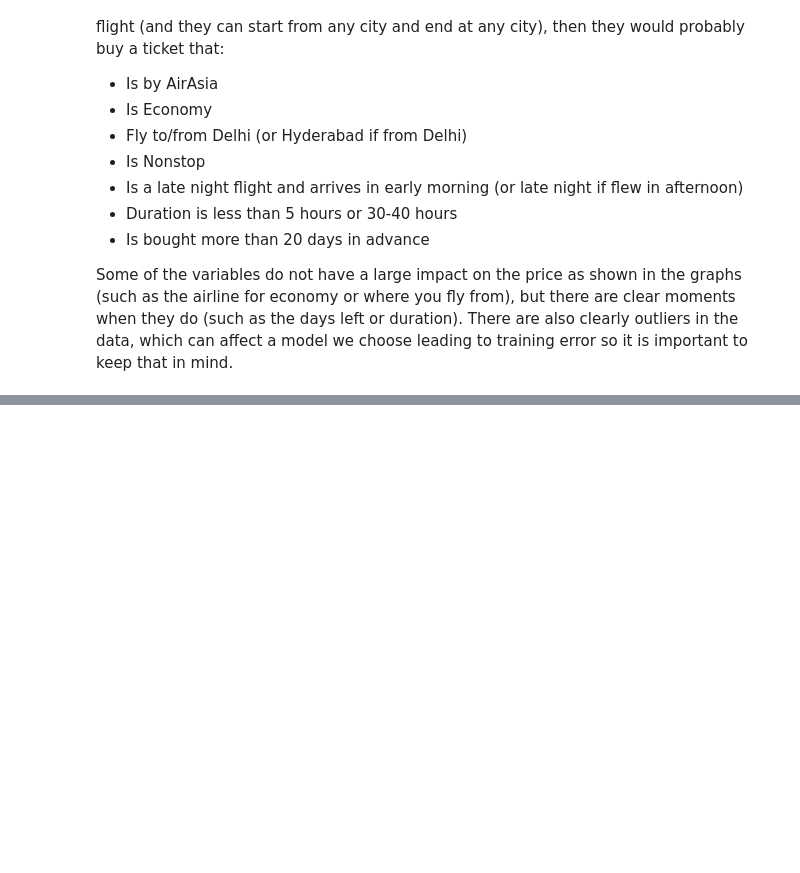
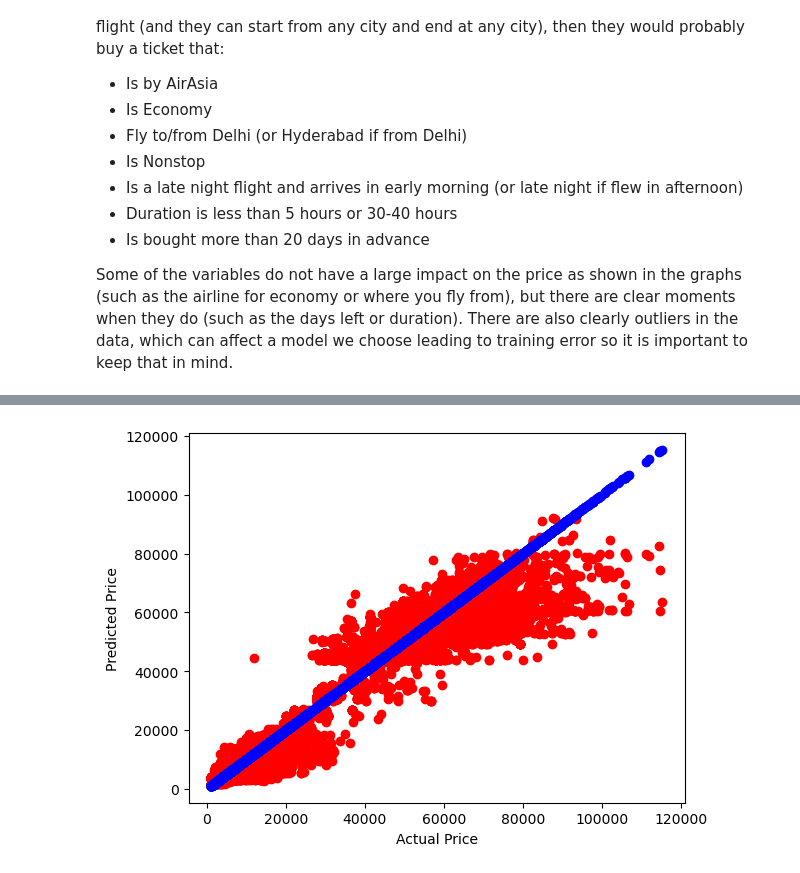
Before and after one commit to gharbarran-jhomar/flightdata, a Jupyter notebook: Flight_Price_Prediction.ipynb, the cells around one changed output, grey strips where cells are left out. Drawn from its saved outputs; the diff is of its cells as text; code cells hidden in the pictures; blank space fills up the shorter version.

```diff
--- a/Flight_Price_Prediction.ipynb
+++ b/Flight_Price_Prediction.ipynb
@@ -245,0 +355,5 @@ There are also clearly outliers in the data, which can affect a model we choose
+# %%
+from sklearn.linear_model import LinearRegression
+
+LRModel = LinearRegression()
+LRModel.fit(X, y)
@@ -245,0 +364,5 @@ There are also clearly outliers in the data, which can affect a model we choose
+# %%
+from sklearn.linear_model import ElasticNet
+
+ENModel = ElasticNet()
+ENModel.fit(X, y)
@@ -245,0 +373,5 @@ There are also clearly outliers in the data, which can affect a model we choose
+# %%
+from sklearn.ensemble import RandomForestRegressor
+
+RFModel = RandomForestRegressor(max_depth=8) # need max depth or it overfits
+RFModel.fit(X, y)
@@ -245,0 +390,9 @@ There are also clearly outliers in the data, which can affect a model we choose
+# %%
+# Linear Regression predictions
+LNYPred = LRModel.predict(X_test)
+
+# Elastic Net predictions
+ENYPred = ENModel.predict(X_test)
+
+# Random Forest predictions
+RFYPred = RFModel.predict(X_test)
@@ -245,0 +465,8 @@ There are also clearly outliers in the data, which can affect a model we choose
+# %%
+plt.scatter(y_test, RFYPred, color='red')
+plt.scatter(y_test, y_test, color='blue')
+plt.xlabel('Actual Price')
+plt.ylabel('Predicted Price')
+plt.show()
+# %% [output]
+[figure, added]
```
Also changed, not shown: parts of 34 cells of this notebook.
